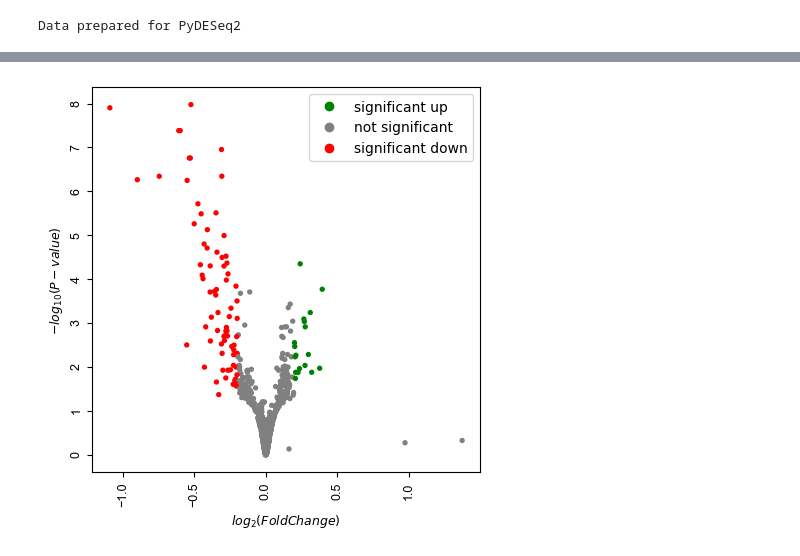
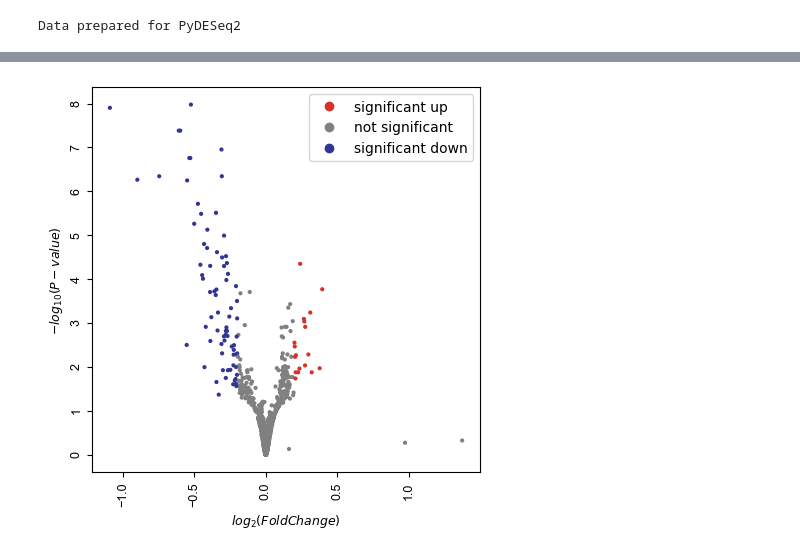
Before and after one commit to jamesh5391/bariatric-rna-seq, a Jupyter notebook: src/expression_analysis.ipynb, the cells around one changed output, grey strips where cells are left out. Cells and saved outputs as stored; diff of their text form; code cells hidden in the pictures.

```diff
--- a/src/expression_analysis.ipynb
+++ b/src/expression_analysis.ipynb
@@ -167,30 +172,31 @@ significant_genes.to_csv('../results/significant_genes_T3_vs_T0.csv', index=Fals
 # %%
 # Create volcano plot using bioinfokit
 from bioinfokit import visuz
 
 # Prepare data for bioinfokit with proper cleaning
 volcano_data_biokit = final_results.copy()
 volcano_data_biokit = volcano_data_biokit.rename(columns={'gene': 'gene_id'})
 
-# Remove rows with NaN or infinite values
 volcano_data_biokit = volcano_data_biokit.dropna(subset=['log2FoldChange', 'padj'])
 volcano_data_biokit = volcano_data_biokit[
     ~volcano_data_biokit['log2FoldChange'].isin([np.inf, -np.inf]) &
     ~volcano_data_biokit['padj'].isin([np.inf, -np.inf])
 ]
 
 visuz.GeneExpression.volcano(
     df=volcano_data_biokit,
     lfc='log2FoldChange',
     pv='padj',
     lfc_thr=(0.2, 0.2),
     pv_thr=(0.1, 0.1),
     geneid='gene_id',
     genenames='gene_id',
     plotlegend=True,
     legendpos='upper right',
     figname='volcano_plot_bariatric_rna_seq',
+    dotsize=4,
+    color=('#d73027', '#808080', '#313695'),
     show=True
 )
 # %% [output]
-[figure, old version]
+[figure, new version]
```
Also changed, not shown: parts of 4 cells of this notebook, 1 other file.
